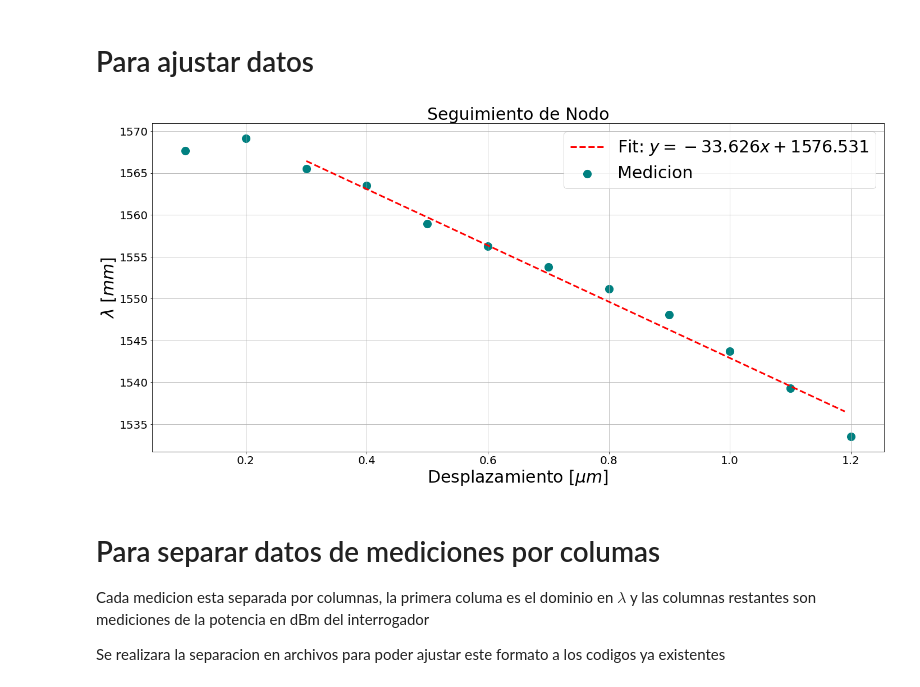
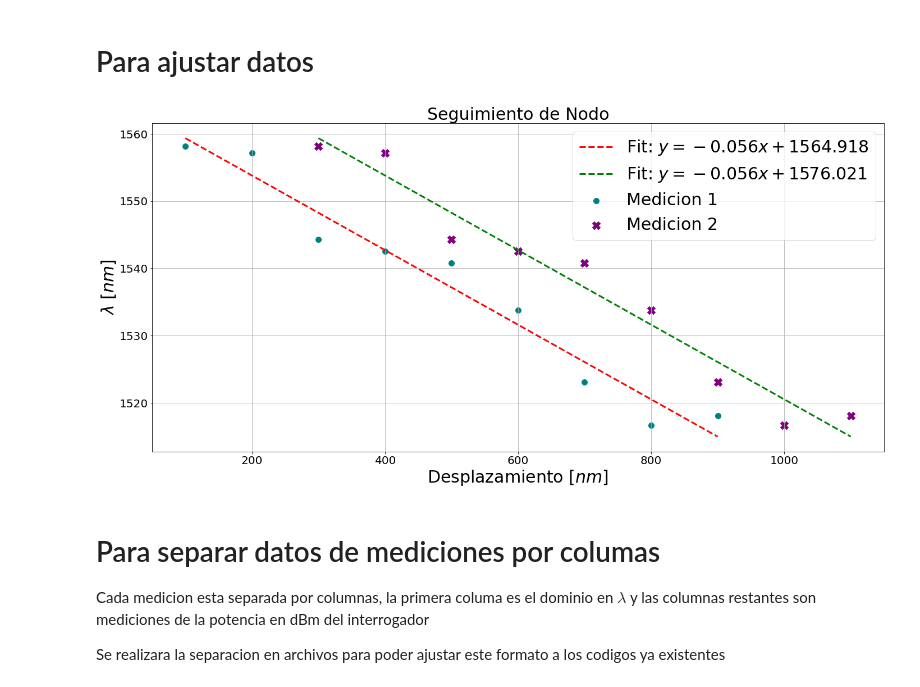
Before and after one commit to AlejandroGoper/Codigos_Tesis, a Jupyter notebook: Mediciones/Codigo/utilidades.ipynb, the cells around one changed output. Cells and saved outputs as stored; diff of their text form; code cells hidden in the pictures.

Commit message:
Resultados de seguimiento de intersecciones

```diff
--- a/Mediciones/Codigo/utilidades.ipynb
+++ b/Mediciones/Codigo/utilidades.ipynb
@@ -5,11 +5,17 @@ from scipy.optimize import curve_fit
 # %% [markdown]
 # Para ajustar datos
 # %%
-path = "Seguimiento_interseccion.dat"
+path = "Seguimiento_interseccion_1-2-2022_1.dat"
 data = np.loadtxt(path)
 # Separando columas de datos
 x, y = data[:,0], data[:,1]
-x = 0.1*x
+
+path = "Seguimiento_interseccion_1-2-2022_2.dat"
+data_ = np.loadtxt(path)
+x_,y_ = data_[:,0], data[:,1]
+
+# x, x_ esta en nm y representa el desplazamiento
+# y, y_ esta en nm y representa la longitud de onda
 # %%
 # Realizando ajuste
 
@@ -23,48 +29,59 @@ def f(x,a,b):
 # Estimaciones iniciales de los parametros del modelo
 p0 = [-5,1600]
 # Ajustando
-pars, cov = curve_fit(f=f, xdata=x[1:], ydata=y[1:],p0=p0, bounds=(-np.inf,np.inf))
+pars, cov = curve_fit(f=f, xdata=x[:], ydata=y[:],p0=p0, bounds=(-np.inf,np.inf))
 # Separando parametros
 a,b = pars[:]
 
 # Definiendo dominio de la funcion ajustada
-x_fit = np.arange(0.3,1.2,0.01)
+x_fit = np.arange(100,900,0.01)
 # Evaluando funcion ajustada
 y_fit = f(x_fit,a,b)
+
+
+# Ajustando la nueva curva
+pars,cov = curve_fit(f=f, xdata=x_, ydata=y_,p0=p0, bounds=(-np.inf,np.inf))
+a_,b_ = pars[:]
+x_fit_ = np.arange(300,1100,0.01)
+y_fit_ = f(x_fit_, a_, b_)
 # %%
 
 """
 ==============================================================================
 Graficando resultados
 ==============================================================================
 """
 
 # Creando figura
 fig,ax = plt.subplots(figsize=(20,10))
 # Pone lo mas juntas las graficas posibles
 fig.set_tight_layout(True)
 # Para que no se empalmen los titulos en los ejes
 fig.subplots_adjust(wspace=1.2)
 
 # Cambiando el tamano de la fuente en todos los ejes
 plt.rcParams.update({'font.size': 20})
 
 # Graficando el espectro optico inicial
 ax = plt.subplot(1,1,1)
-graph_data = ax.scatter(x,y, s=200, c="teal" ,label= "Medicion")
+graph_data = ax.scatter(x,y, s=400,marker="." , c="teal" ,label= "Medicion 1")
+graph_data_ = ax.scatter(x_,y_, s=200, marker="X", c="purple", label = "Medicion 2")
 graph_fit = ax.plot(x_fit, y_fit, c="red", linestyle="dashed",
 linewidth=3, label=r"Fit: $y = %.3f x + %.3f$"%(a,b))
-ax.set_xlabel(xlabel=r"Desplazamiento $[\mu m]$", fontsize=30)
-ax.set_ylabel(ylabel=r"$\lambda$ $[mm]$", fontsize=30)
+graph_fit_ = ax.plot(x_fit_, y_fit_, c="green", linestyle="dashed",
+linewidth=3, label=r"Fit: $y = %.3f x + %.3f$"%(a_,b_))
+
+ax.set_xlabel(xlabel=r"Desplazamiento $[nm]$", fontsize=30)
+ax.set_ylabel(ylabel=r"$\lambda$ $[nm]$", fontsize=30)
 ax.set_title(label="Seguimiento de Nodo", fontsize=30)
 #ax.set_xticks(np.arange(0.1,len(x)+0.1,0.1))
 ax.grid()
 #ax.set_ylim([-40,-10])
 ax.legend(loc="best",fontsize=30)
 #plt.savefig("algo.png")
 plt.show()
 # %% [output]
-[figure, old version]
+[figure, new version]
 # %% [markdown]
 # Para separar datos de mediciones por columas
 
```
